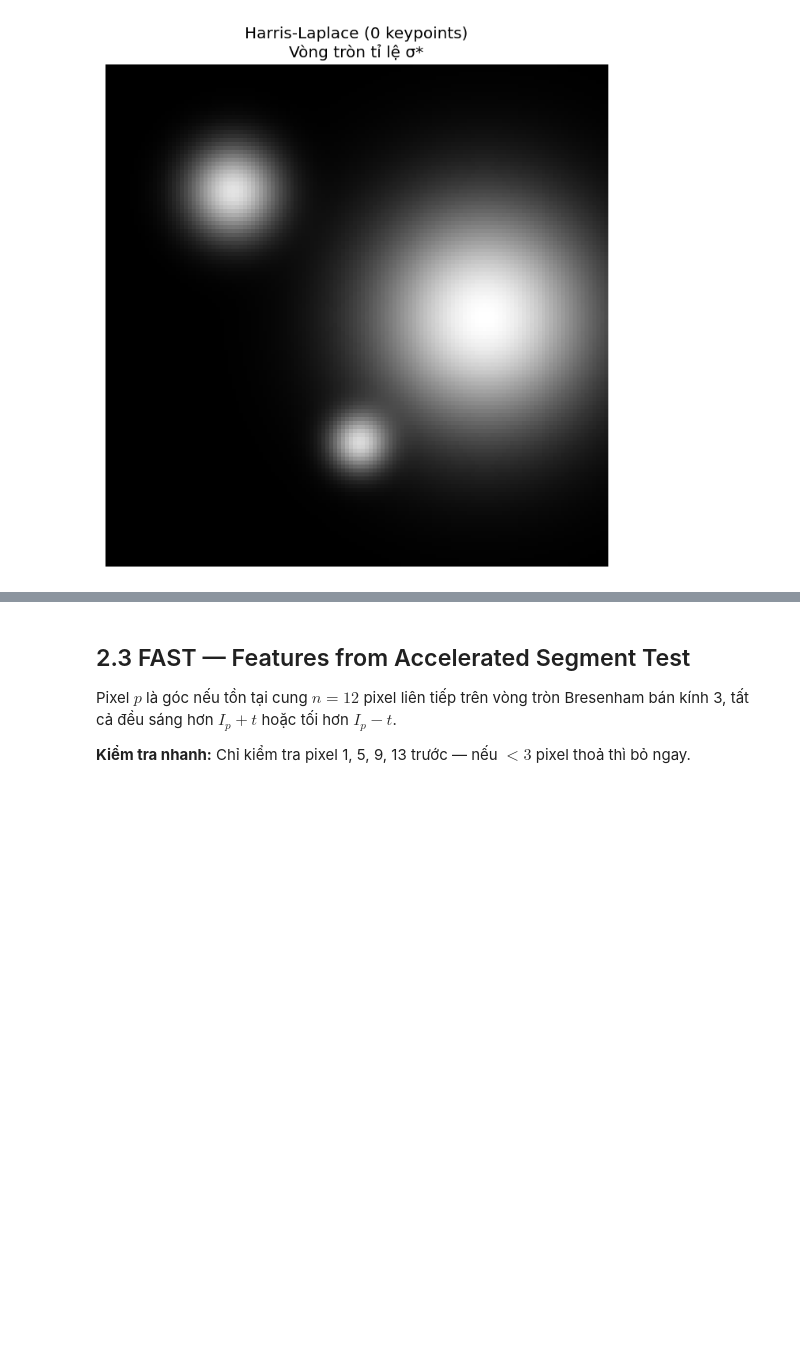
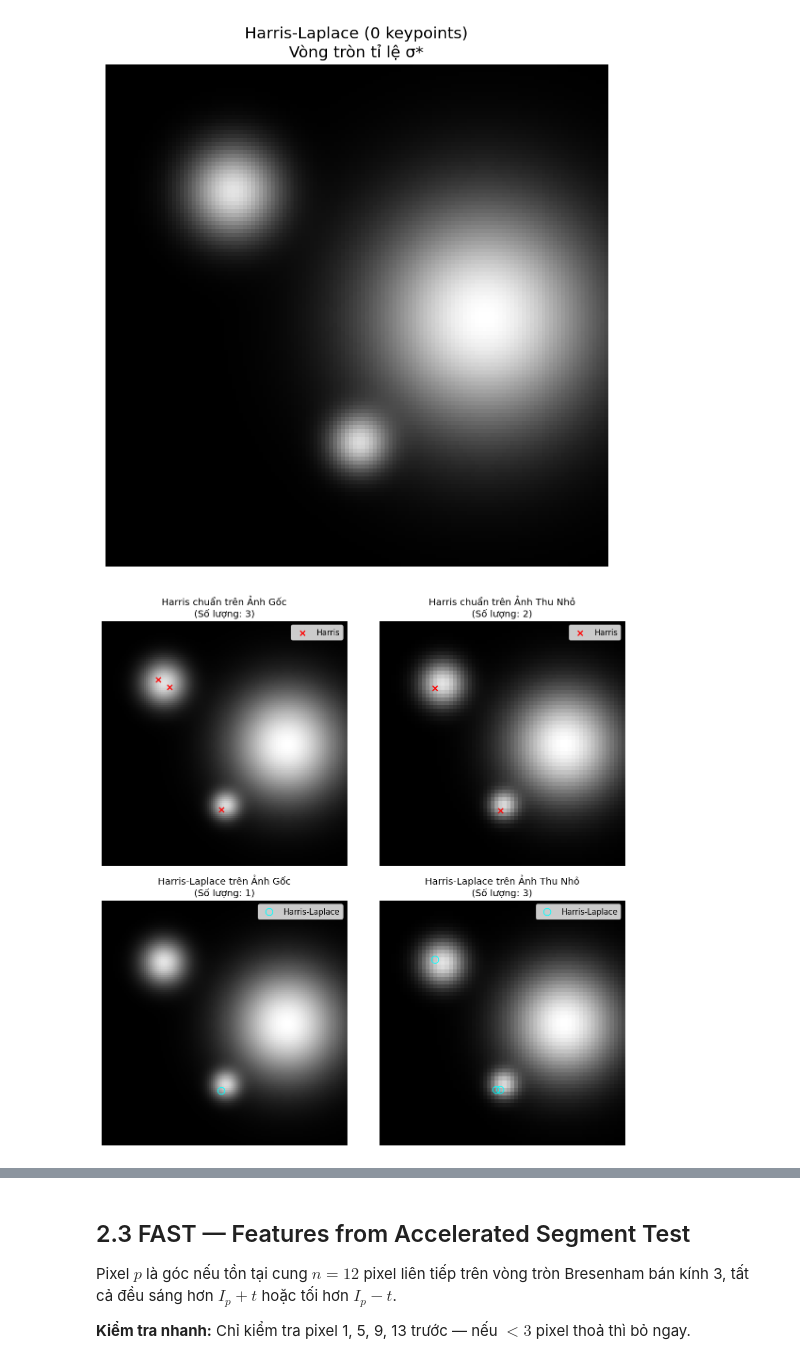
Before and after one commit to thuankoten/computer-vision-lab, a Jupyter notebook: Chapter02/assignment_starter-2.ipynb, the cells around one changed output, grey strips where cells are left out. Saved outputs shown, nothing was run; the diff lists cells and outputs as text; code cells hidden in the pictures; blank space fills up the shorter version.

Commit message:
explain if harris-laplace could find keypoints

```diff
--- a/Chapter02/assignment_starter-2.ipynb
+++ b/Chapter02/assignment_starter-2.ipynb
@@ -668,0 +660,74 @@ img_half = np.clip(sp_zoom(img_full, 0.5), 0, 1)
+# %%
+# So sánh Harris chuẩn vs Harris-Laplace khi ảnh bị thu nhỏ
+from scipy.ndimage import zoom as sp_zoom
+
+img_full = make_test_image('circles', N=128)
+img_half = np.clip(sp_zoom(img_full, 0.5), 0, 1)
+
+# 2. Chạy Harris chuẩn (Harris Corner Detector) trên cả hai ảnh
+# Tham số được tinh chỉnh dựa trên độ phân giải của ảnh
+_, corners_full_harris = harris_detector(img_full, sigma=1.5, k=0.05, threshold_ratio=0.01)
+_, corners_half_harris = harris_detector(img_half, sigma=1.5, k=0.05, threshold_ratio=0.01)
+
+# Lấy tọa độ (r, c) của Harris chuẩn
+kps_full_harris = np.argwhere(corners_full_harris)
+kps_half_harris = np.argwhere(corners_half_harris)
+
+# 3. Chạy Harris-Laplace trên cả hai ảnh (bất biến thang đo)
+# Định nghĩa dải sigmas phù hợp để quét không gian thang đo (Scale Space)
+sigmas_test = [1.2, 1.8, 2.6, 3.8, 5.5, 8.0]
+
+kps_full_hl = harris_laplace(img_full, sigmas=sigmas_test, k=0.05, threshold_ratio=0.005)
+kps_half_hl = harris_laplace(img_half, sigmas=sigmas_test, k=0.05, threshold_ratio=0.005)
+
+# 4. Trực quan hóa kết quả để so sánh
+fig, axes = plt.subplots(2, 2, figsize=(10, 10))
+
+# --- Hàng 1: Harris chuẩn ---
+axes[0, 0].imshow(img_full, cmap='gray')
+if len(kps_full_harris) > 0:
+    axes[0, 0].scatter(kps_full_harris[:, 1], kps_full_harris[:, 0], c='red', marker='x', s=40, label='Harris')
+axes[0, 0].set_title(f"Harris chuẩn trên Ảnh Gốc\n(Số lượng: {len(kps_full_harris)})")
+axes[0, 0].legend()
+axes[0, 0].axis('off')
+
+axes[0, 1].imshow(img_half, cmap='gray')
+if len(kps_half_harris) > 0:
+    axes[0, 1].scatter(kps_half_harris[:, 1], kps_half_harris[:, 0], c='red', marker='x', s=40, label='Harris')
+axes[0, 1].set_title(f"Harris chuẩn trên Ảnh Thu Nhỏ\n(Số lượng: {len(kps_half_harris)})")
+axes[0, 1].legend()
+axes[0, 1].axis('off')
+
+# --- Hàng 2: Harris-Laplace ---
+axes[1, 0].imshow(img_full, cmap='gray')
+if len(kps_full_hl) > 0:
+    hl_full_pts = np.array([[kp[1], kp[0]] for kp in kps_full_hl])
+    # Thay c bằng edgecolors để tạo vòng tròn rỗng viền xanh cyan
+    axes[1, 0].scatter(hl_full_pts[:, 0], hl_full_pts[:, 1], edgecolors='cyan', marker='o', facecolors='none', s=80, label='Harris-Laplace')
+    axes[1, 0].legend() # Chỉ gọi legend() khi thực sự có điểm được vẽ
+axes[1, 0].set_title(f"Harris-Laplace trên Ảnh Gốc\n(Số lượng: {len(kps_full_hl)})")
+axes[1, 0].axis('off')
+
+axes[1, 1].imshow(img_half, cmap='gray')
+if len(kps_half_hl) > 0:
+    hl_half_pts = np.array([[kp[1], kp[0]] for kp in kps_half_hl])
+    # Tương tự, dùng edgecolors thay vì c
+    axes[1, 1].scatter(hl_half_pts[:, 0], hl_half_pts[:, 1], edgecolors='cyan', marker='o', facecolors='none', s=80, label='Harris-Laplace')
+    axes[1, 1].legend() # Chỉ gọi legend() khi thực sự có điểm được vẽ
+axes[1, 1].set_title(f"Harris-Laplace trên Ảnh Thu Nhỏ\n(Số lượng: {len(kps_half_hl)})")
+axes[1, 1].axis('off')
+
+plt.tight_layout()
+plt.show()
+
+# 5. In thông tin so sánh tọa độ và thang đo của Harris-Laplace
+print("CHI TIẾT KEYPOINTS HARRIS-LAPLACE:")
+print("Ảnh Gốc:")
+for i, kp in enumerate(kps_full_hl):
+    print(f" - KP {i}: r={kp[0]}, c={kp[1]}, sigma={kp[2]:.2f}")
+
+print("\nẢnh Thu Nhỏ (Tọa độ gốc tương ứng = tọa độ trên ảnh thu nhỏ * 2):")
+for i, kp in enumerate(kps_half_hl):
+    print(f" - KP {i}: r={kp[0]} (gốc: {kp[0]*2}), c={kp[1]} (gốc: {kp[1]*2}), sigma={kp[2]:.2f}")
+# %% [output]
+[figure, added]
```
Also changed, not shown: parts of 3 cells of this notebook.
